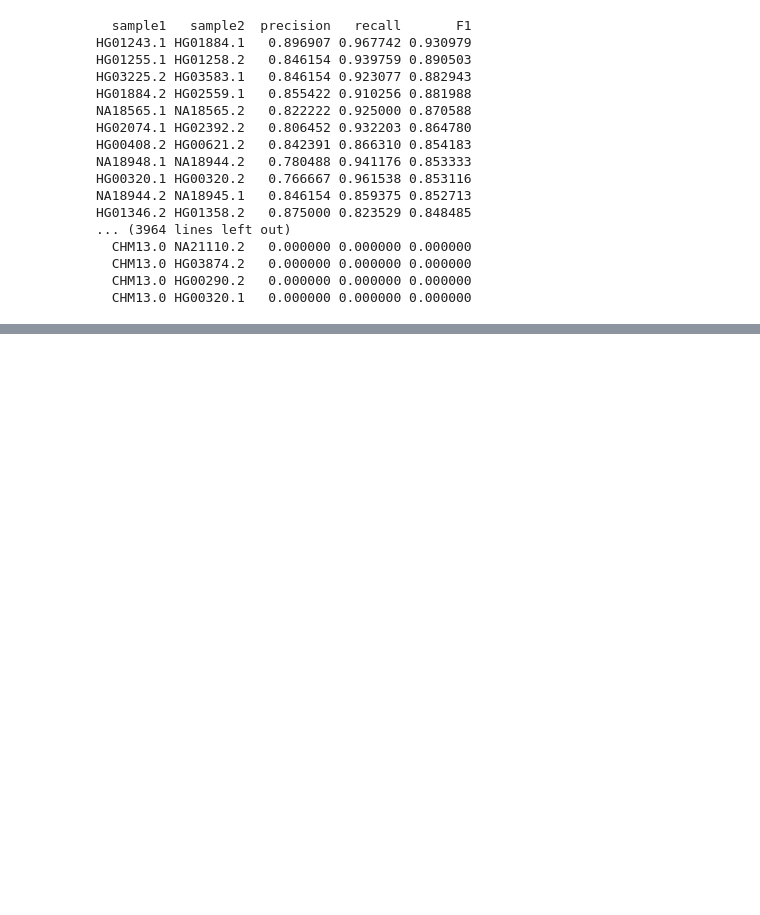
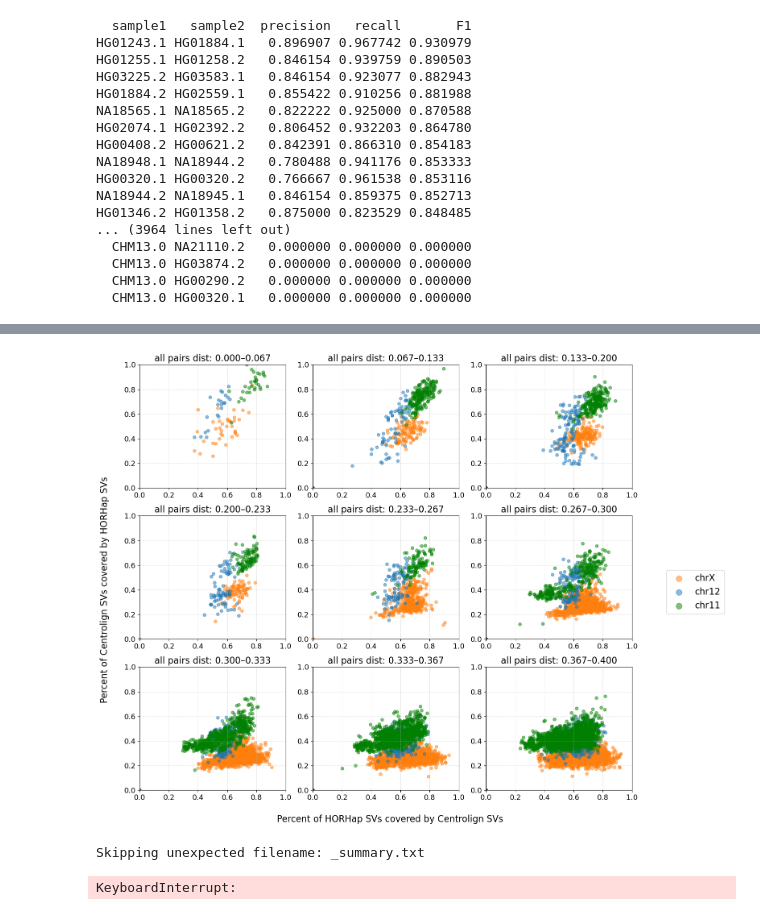
Before and after one commit to miramastoras/centrolign_analysis, a Jupyter notebook: analysis_notes/release2_QC_v2/notebooks/horhap_SV_concordance_final.ipynb, the cells around one changed output, grey strips where cells are left out. Drawn from its saved outputs; the diff is of its cells as text; code cells hidden in the pictures; blank space fills up the shorter version.

```diff
--- a/analysis_notes/release2_QC_v2/notebooks/horhap_SV_concordance_final.ipynb
+++ b/analysis_notes/release2_QC_v2/notebooks/horhap_SV_concordance_final.ipynb
@@ -318,0 +438,64 @@ HG01346.2 HG01358.2   0.875000 0.823529 0.848485
+# %%
+# ── Plot ──────────────────────────────────────────────────────────────────────
+chr_order = ["chrX", "chr12", "chr11"]
+chr_colors = {"chr12": "tab:blue", "chrX": "tab:orange", "chr11": "green"}
+
+bin_categories = summary_merged["dist_bin"].cat.categories
+n_plots = len(bin_categories)
+n_cols = 3
+n_rows = int(np.ceil(n_plots / n_cols))
+
+fig, axes = plt.subplots(n_rows, n_cols, figsize=(15, 4 * n_rows))
+
+axes = axes.flatten()
+
+for ax, dist_bin in zip(axes, bin_categories):
+    subset = summary_merged[summary_merged["dist_bin"] == dist_bin]
+
+    for chr_name in chr_order:
+        chr_subset = subset[subset["chr"] == chr_name]
+        ax.scatter(chr_subset["P"], chr_subset["R"],
+                   s=30, alpha=0.5, color=chr_colors[chr_name], label=chr_name)
+
+    ax.set_title(f"all pairs dist: {dist_bin}", fontsize=16)
+    ax.set_xlim(0, 1)
+    ax.set_ylim(0, 1)
+    ax.tick_params(axis='both', labelsize=13)
+    ax.grid(True, linestyle="--", alpha=0.4)
+
+for ax in axes[n_plots:]:
+    ax.remove()
+
+fig.text(0.5, .02, 'Percent of HORHap SVs covered by Centrolign SVs', ha='center', fontsize=16)
+fig.text(.02, 0.5, 'Percent of Centrolign SVs covered by HORHap SVs', va='center', rotation='vertical', fontsize=16)
+
+handles, labels = axes[0].get_legend_handles_labels()
+fig.legend(handles, labels,
+           loc="upper left", bbox_to_anchor=(0.95, 0.55),
+           fontsize=16, title_fontsize=15, markerscale=1.9)
+
+plt.tight_layout(rect=[0.05, 0.05, 0.92, 1])
+plt.savefig('/private/groups/patenlab/mira/horhap_SV_concordance_scatter.supp.svg', format='svg', bbox_inches='tight')
+plt.savefig('/private/groups/patenlab/mira/horhap_SV_concordance_scatter.supp.png', format='png', bbox_inches='tight')
+plt.show()
+# %% [output]
+[figure, added]
+# %%
+rows = []
+for chr_name, summary_dir in summary_dirs.items():
+    for f in Path(summary_dir).glob("*_summary.txt"):
+        stem = f.stem.replace("_summary", "")
+        parts = stem.split("_")
+        if len(parts) != 2:
+            print(f"Skipping unexpected filename: {f.name}")
+            continue
+        sample1, sample2 = parts[0], parts[1]
+        df = pd.read_csv(f, sep="\t")
+        rows.append({
+            "sample1": sample1, "sample2": sample2,
+            "P": df["P"].iloc[0], "R": df["R"].iloc[0], "F1": df["F1"].iloc[0],
+            "chr": chr_name
+        })
+# %% [output]
+Skipping unexpected filename: _summary.txt
+KeyboardInterrupt:
```
Also changed, not shown: parts of 3 cells of this notebook, 11 other files.
